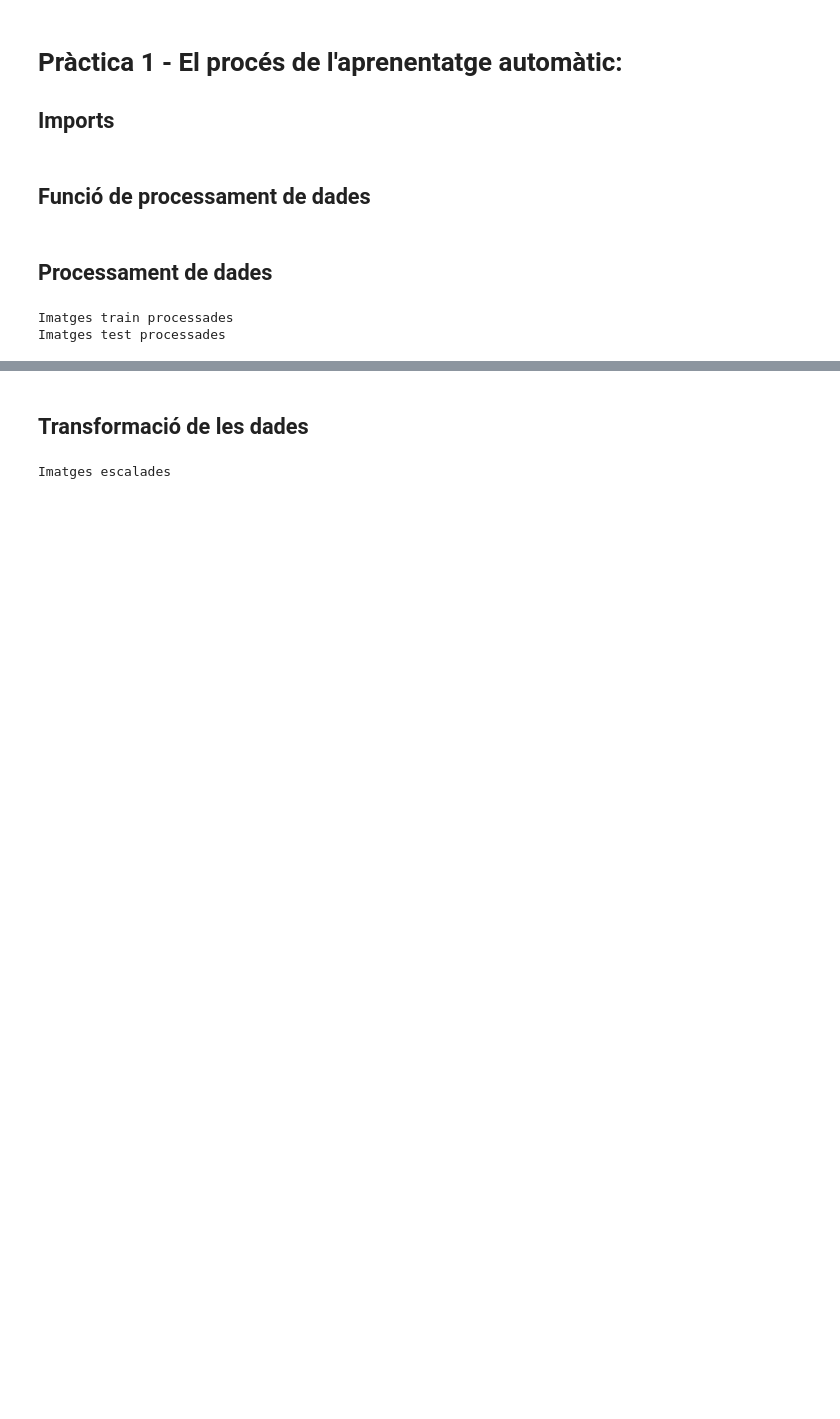
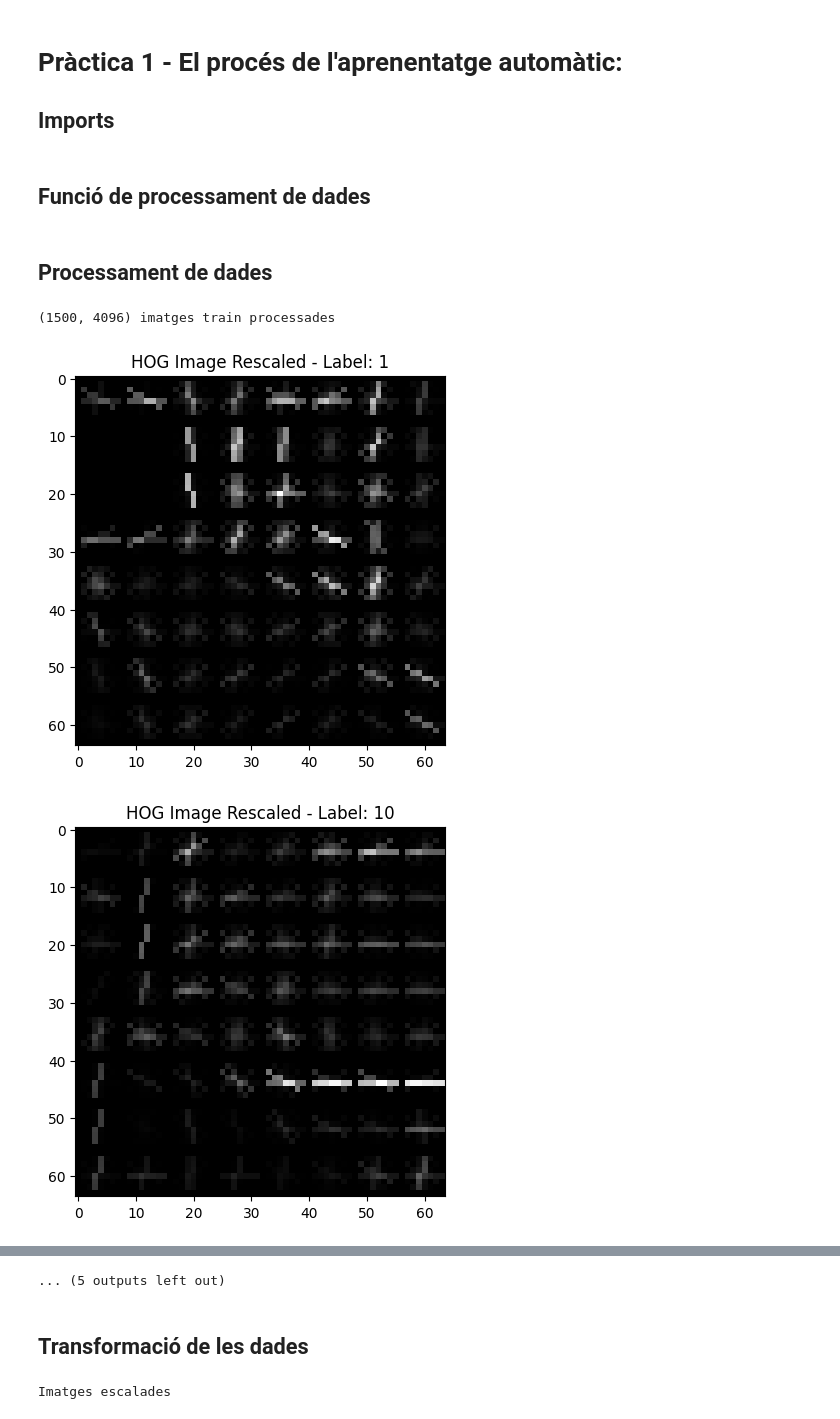
Before and after one commit to xcerdoxc/aa_2324, a Jupyter notebook: Practica1/Practica1.ipynb, the cells around one changed output, grey strips where cells are left out. Saved outputs shown, nothing was run; the diff lists cells and outputs as text; code cells hidden in the pictures; blank space fills up the shorter version.

```diff
--- a/Practica1/Practica1.ipynb
+++ b/Practica1/Practica1.ipynb
@@ -14,9 +17,11 @@ import numpy as np
 # %% [markdown]
 ## Funció de processament de dades
 # %%
-def load_and_preprocess(folder_path, target_size=(64, 64)):
+def load_and_preprocess(folder_path, target_size=(64, 64), hog_orientations=9, hog_pixels_per_cell=(8, 8), hog_cells_per_block=(2, 2), train=True):
     images = []
     labels = []
+    hog_features = []
+    hog_images_rescaled = []
 
     for label in os.listdir(folder_path):
         label_path = os.path.join(folder_path, label)
@@ -30,24 +35,50 @@ def load_and_preprocess(folder_path, target_size=(64, 64)):
             # Check if the image is already grayscale
             if image.ndim == 2:
                 # Grayscale image
-                images.append(image.flatten())
+                gray_image = image
             else:
                 # Convert color image to grayscale
                 gray_image = rgb2gray(image)
-                images.append(gray_image.flatten())
 
+            # Compute HOG features
+            hog_feature, hog_image = hog(gray_image, orientations=hog_orientations,
+                                         pixels_per_cell=hog_pixels_per_cell,
+                                         cells_per_block=hog_cells_per_block,
+                                         block_norm='L2-Hys', visualize=True)
+
+            # Rescale histogram for better display
+            hog_image_rescaled = exposure.rescale_intensity(hog_image, in_range=(0, 10))
+
+            # Append arrays
+            hog_images_rescaled.append(hog_image_rescaled)
+            hog_features.append(hog_feature.flatten())
+            images.append(gray_image.flatten())
             labels.append(label)
 
-    return np.array(images), np.array(labels)
+    return np.array(images), np.array(labels), np.array(hog_features), np.array(hog_images_rescaled),
 # %% [markdown]
 ## Processament de dades
-# %%
-train_path = 'dat/train/'
-test_path = 'dat/test/'
-X_train, y_train = load_and_preprocess(train_path)
-print("Imatges train processades")
-X_test, y_test = load_and_preprocess(test_path)
-print("Imatges test processades")
-# %% [output]
-Imatges train processades
-Imatges test processades
+# %%
+train_path = 'dat/train/'
+test_path = 'dat/test/'
+X_train, y_train, hog_train, hog_train_images = load_and_preprocess(train_path)
+print(f"{X_train.shape} imatges train processades")
+
+# Mostrar hogs
+unique_labels = np.unique(y_train)
+
+for label in unique_labels:
+    # Find the index of the first image with the current label
+    index = np.where(y_train == label)[0][0]
+    # Display the corresponding hog_image_rescaled
+    plt.imshow(hog_train_images[index], cmap='gray')
+    plt.title(f'HOG Image Rescaled - Label: {label}')
+    plt.show()
+
+print("Processant imatges test")
+X_test, y_test, hog_test, hog_test_images = load_and_preprocess(test_path)
+print(f"{X_test.shape} imatges test processades")
+# %% [output]
+(1500, 4096) imatges train processades
+[figure, added]
+[figure, added]
@@ -54,3 +94,4 @@ Imatges test processades
+... (5 outputs left out)
 # %% [markdown]
 ## Transformació de les dades
 # %%
```
Also changed, not shown: parts of 6 cells of this notebook, 1 other file.
